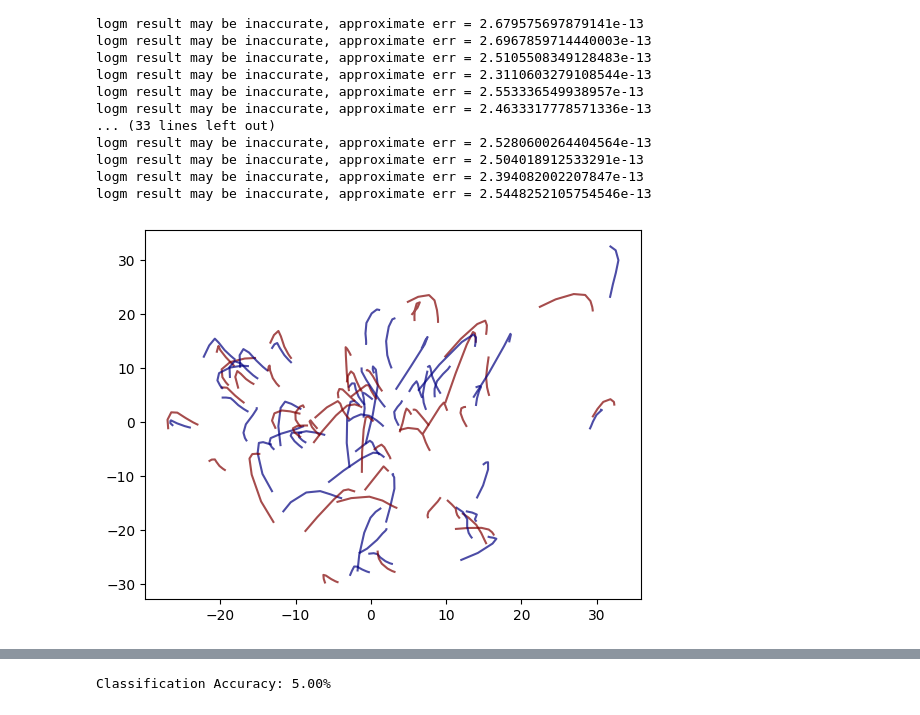
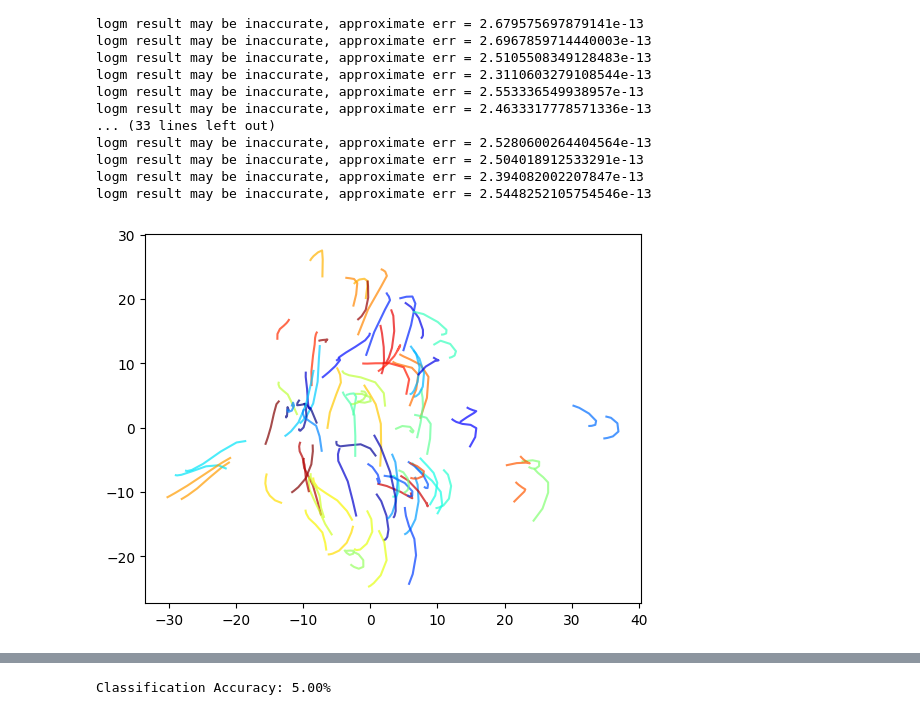
Before and after one commit to davorcuricGit/tangent_space_analysis, a Jupyter notebook: MNSCmain/TangentSpaceAnalysis.ipynb, the cells around one changed output, grey strips where cells are left out. Drawn from its saved outputs; the diff is of its cells as text; code cells hidden in the pictures.

```diff
--- a/MNSCmain/TangentSpaceAnalysis.ipynb
+++ b/MNSCmain/TangentSpaceAnalysis.ipynb
@@ -74,9 +74,6 @@ score = pca.fit_transform(regflow)  # Transformed data
 #Step 2: Extract the First Two Principal Components
 Y = score[:, :20]
 # %%
-
-
-
-plot_regflow_pca(Y, 5, df, labels = df['session'].values)
+tsa.plot_regflow_pca(Y, 10, df, labels = df['subject'].values)
 # %% [output]
-[figure, old version]
+[figure, new version]
```
Also changed, not shown: parts of 1 cell of this notebook, 1 other file.
